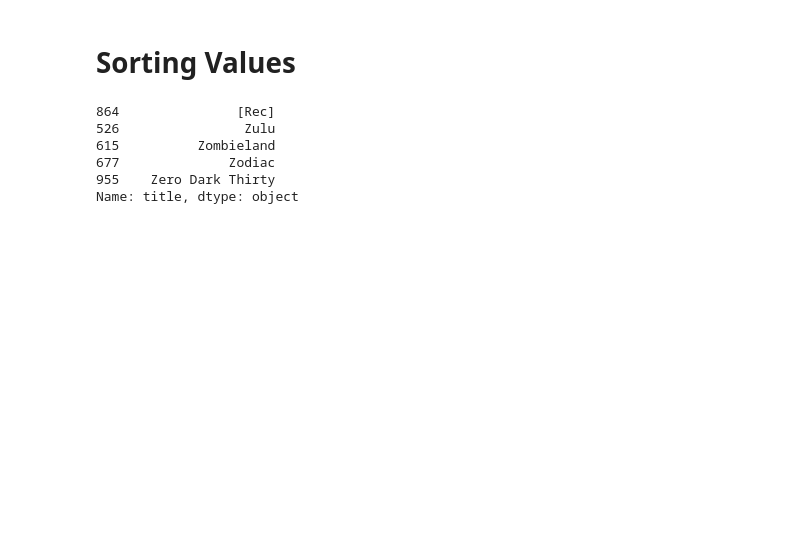
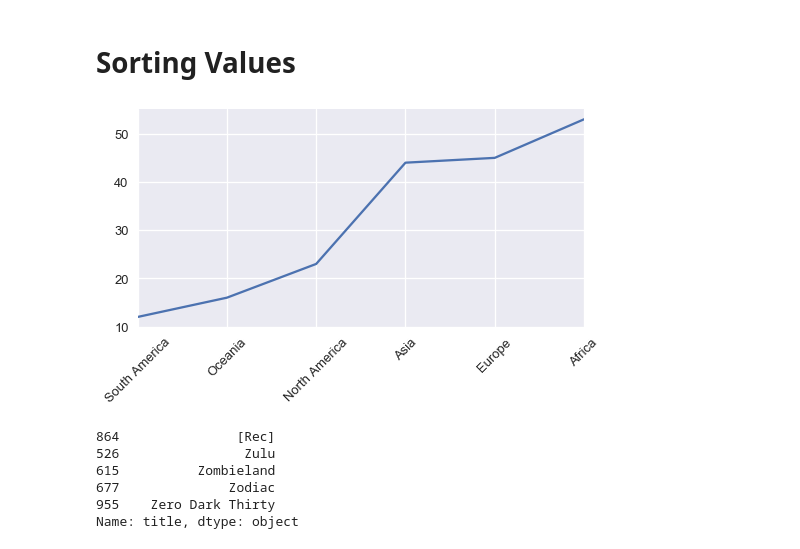
Before and after one commit to derpycoder/pragmatic-machine-learning, a Jupyter notebook: pandas/sorting.ipynb, the cells around one changed output. Cells and saved outputs as stored; diff of their text form; code cells hidden in the pictures; blank space fills up the shorter version.

```diff
--- a/pandas/sorting.ipynb
+++ b/pandas/sorting.ipynb
@@ -45,5 +53,13 @@ drinks_df.sort_index(ascending = False).head()
 # %% [markdown]
 # Sorting Values
+# %%
+sns.set_context('talk')
+
+drinks_df.continent.value_counts().sort_values().plot(figsize = (8, 4), rot = 45)
+
+plt.show()
+# %% [output]
+[figure, added]
 # %%
 imdb_df.title.sort_values(ascending = False).head()    # Pass inplace to modify the val
 # %% [output]
```
Also changed, not shown: parts of 1 cell of this notebook, 1 other file.
